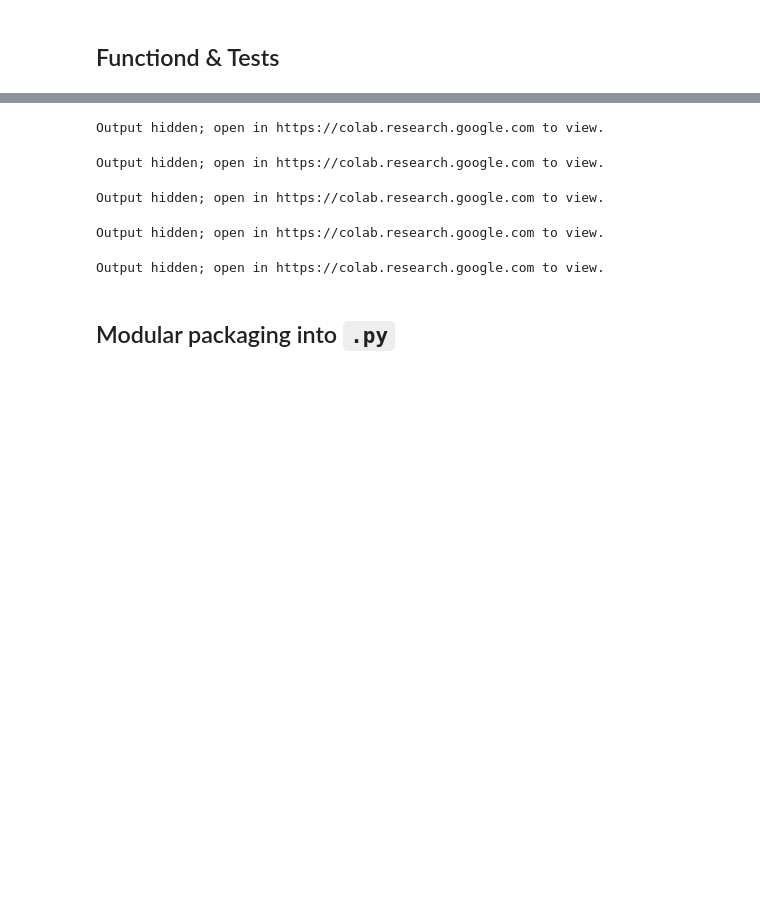
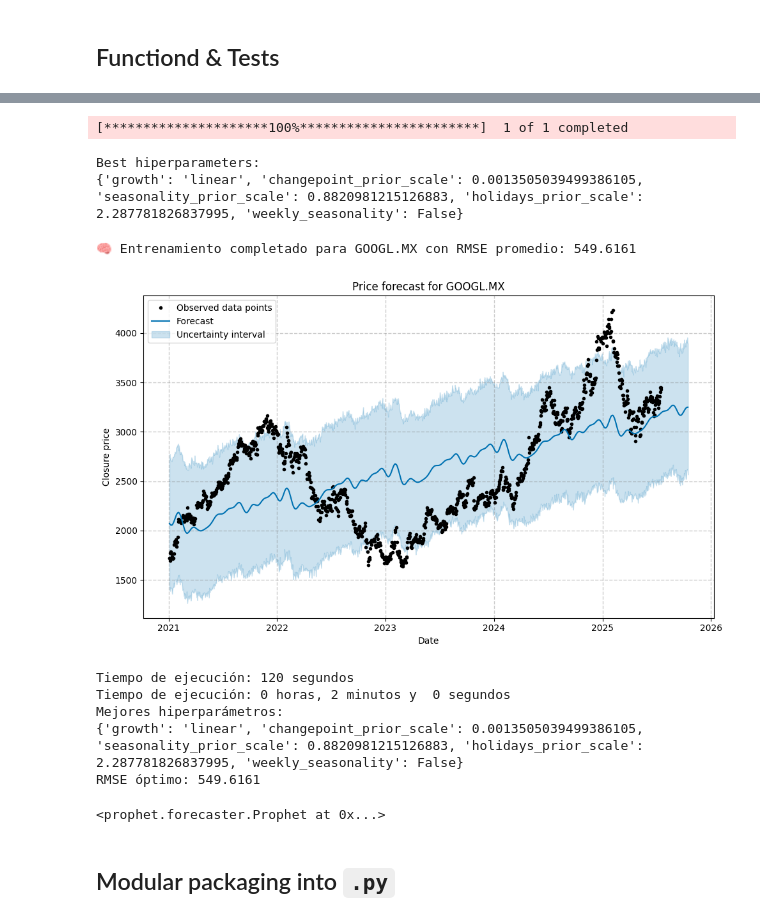
Before and after one commit to Miguelanyellow/FinTech-ML-Portfolio, a Jupyter notebook: 1_notebooks/The-Model-Trainer.ipynb, the cells around one changed output, grey strips where cells are left out. Saved outputs shown, nothing was run; the diff lists cells and outputs as text; code cells hidden in the pictures; blank space fills up the shorter version.

Commit message:
📦 Add trained GOOGL.MX short-term model + notebook updates

```diff
--- a/1_notebooks/The-Model-Trainer.ipynb
+++ b/1_notebooks/The-Model-Trainer.ipynb
@@ -29,7 +29,7 @@ Mounted at /content/drive
 # %% [markdown]
 ## Functiond & Tests
 # %%
-def trainer(ticker, trials=1, FHi='2021-01-01', FHe="", ini=150, peri=10, hori=20, guardar=False, graficar=True, logi=False):
+def trainer(ticker, trials=1, FHi='2021-01-01', FHe="", ini=400, peri=10, hori=1, guardar=False, graficar=True, logi=False):
   import time
   start = time.time()
 
@@ -57,9 +57,13 @@ def trainer(ticker, trials=1, FHi='2021-01-01', FHe="", ini=150, peri=10, hori=2
   from prophet.diagnostics import cross_validation, performance_metrics
 
   import logging
-  optuna.logging.set_verbosity(optuna.logging.WARNING)
-  logging.getLogger("cmdstanpy").setLevel(logging.WARNING)
-  logging.getLogger("prophet").setLevel(logging.WARNING)
+  optuna.logging.set_verbosity(optuna.logging.CRITICAL)
+  for logger_name in ["cmdstanpy", "prophet"]:
+    logger = logging.getLogger(logger_name)
+    logger.setLevel(logging.CRITICAL)
+    logger.propagate = False  # evita que se propague al logger raíz
+    for handler in logger.handlers:
+      logger.removeHandler(handler)
 
 
   ticker = ticker.upper()
@@ -123,7 +127,7 @@ def trainer(ticker, trials=1, FHi='2021-01-01', FHe="", ini=150, peri=10, hori=2
 
   modelo.fit(df_prophet)
 
-  df_cv = cross_validation(modelo, initial='150 days', period='10 days', horizon='30 days')
+  df_cv = cross_validation(modelo, initial=f'{ini} days', period=f'{peri} days', horizon=f'{hori} days')
   df_perf = performance_metrics(df_cv)
   print(f'🧠 Entrenamiento completado para {ticker} con RMSE promedio: {df_perf["rmse"].mean():.4f}')
 
@@ -146,7 +150,7 @@ def trainer(ticker, trials=1, FHi='2021-01-01', FHe="", ini=150, peri=10, hori=2
 
   carpeta_modelos = '/content/drive/MyDrive/Projects/FinTech-ML-Portfolio/2_scripts/'
   if guardar:
-    nombre_archivo = f'model_{ticker_id}.pkl'
+    nombre_archivo = f'model_{ticker_id}_{hori}.pkl'
     ruta = os.path.join(carpeta_modelos, nombre_archivo)
 
     with open(ruta, 'wb') as f:
@@ -183,23 +175,17 @@ Output hidden; open in https://colab.research.google.com to view.
-# %%
-trainer('ADBE',trials=55, FHi='2023-01-01', peri=3, hori=7)
-# %% [output]
-Output hidden; open in https://colab.research.google.com to view.
-# %%
-trainer('ADBE',trials=55, FHi='2023-01-01', peri=3, hori=9)
-# %% [output]
-Output hidden; open in https://colab.research.google.com to view.
-# %%
-trainer('ADBE',trials=55, FHi='2023-01-01', peri=3, hori=10)
-# %% [output]
-Output hidden; open in https://colab.research.google.com to view.
-# %%
-trainer('ADBE',trials=55, FHi='2023-01-01', peri=3, hori=15)
-# %% [output]
-Output hidden; open in https://colab.research.google.com to view.
-# %%
-trainer('ADBE',trials=55, FHi='2023-01-01', peri=3, hori=20)
-# %% [output]
-Output hidden; open in https://colab.research.google.com to view.
+# %%
+trainer('GOOGL.MX')
+# %% [output]
+[*********************100%***********************]  1 of 1 completed
+Best hiperparameters:
+{'growth': 'linear', 'changepoint_prior_scale': 0.0013505039499386105, 'seasonality_prior_scale': 0.8820981215126883, 'holidays_prior_scale': 2.287781826837995, 'weekly_seasonality': False}
+🧠 Entrenamiento completado para GOOGL.MX con RMSE promedio: 549.6161
+[figure, added]
+Tiempo de ejecución: 120 segundos
+Tiempo de ejecución: 0 horas, 2 minutos y  0 segundos
+Mejores hiperparámetros:
+{'growth': 'linear', 'changepoint_prior_scale': 0.0013505039499386105, 'seasonality_prior_scale': 0.8820981215126883, 'holidays_prior_scale': 2.287781826837995, 'weekly_seasonality': False}
+RMSE óptimo: 549.6161
+<prophet.forecaster.Prophet at 0x...>
 # %% [markdown]
 ## Modular packaging into `.py`
 # %%
```
Also changed, not shown: parts of 4 cells of this notebook, 4 other files.
